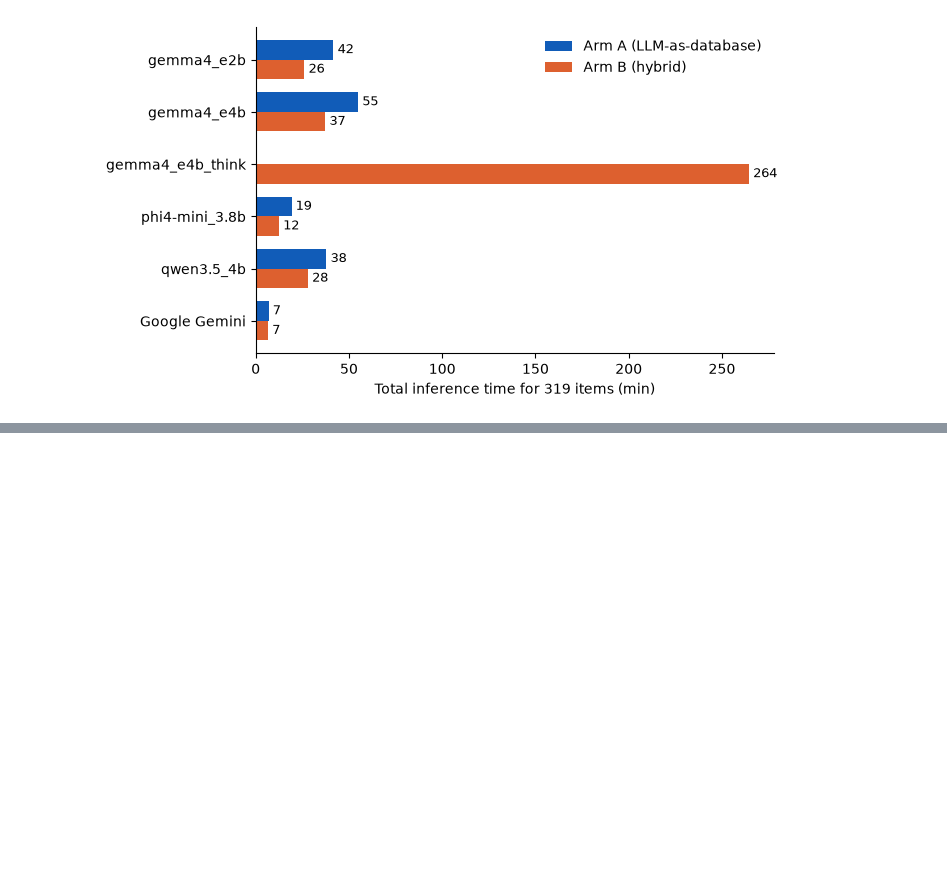
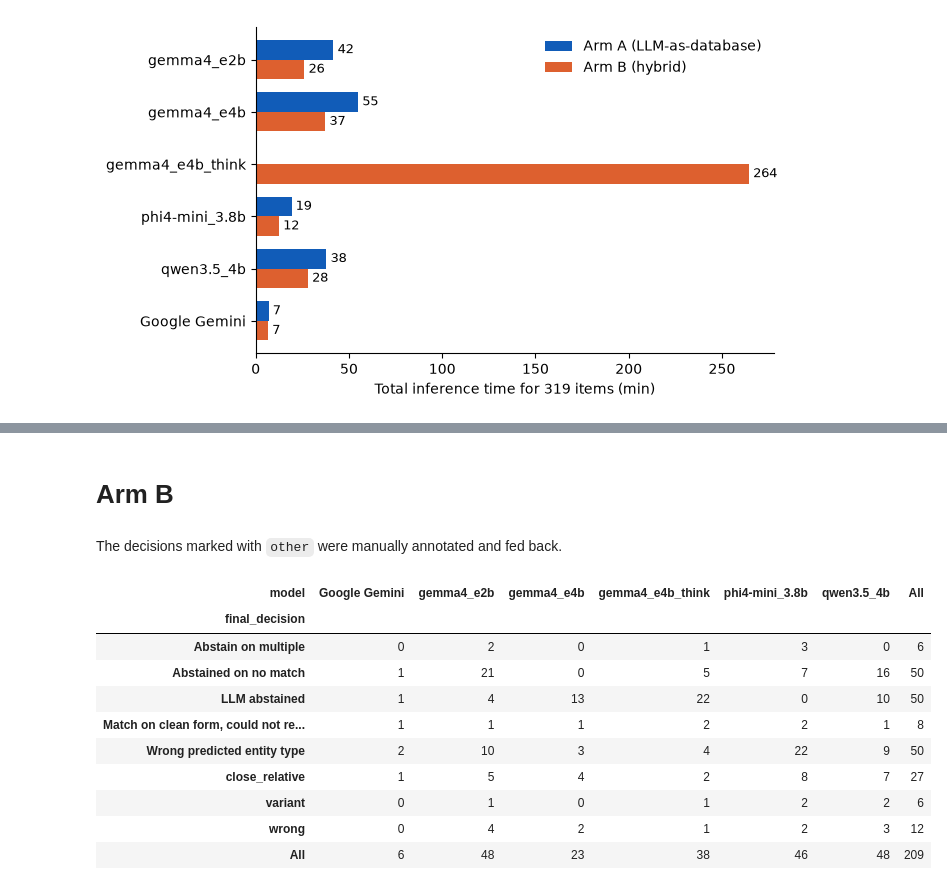
Before and after one commit to mathiashusted/local-entity-normalization, a Jupyter notebook: scripts/final/results.ipynb, the cells around one changed output, grey strips where cells are left out. Saved outputs shown, nothing was run; the diff lists cells and outputs as text; code cells hidden in the pictures; blank space fills up the shorter version.

```diff
--- a/scripts/final/results.ipynb
+++ b/scripts/final/results.ipynb
@@ -558,0 +673,2 @@ plt.savefig(f"{FINAL_PATH}/runtime_total.pdf")
+# %% [markdown]
+# Arm B
@@ -558,0 +696,2 @@ plt.savefig(f"{FINAL_PATH}/runtime_total.pdf")
+# %% [markdown]
+The decisions marked with `other` were manually annotated and fed back.
@@ -558,0 +707,14 @@ plt.savefig(f"{FINAL_PATH}/runtime_total.pdf")
+# %%
+pd.crosstab(arm_b_failed["final_decision"], arm_b_failed["model"], margins=True)
+# %% [output]
+| model | Google Gemini | gemma4_e2b | gemma4_e4b | gemma4_e4b_think | phi4-mini_3.8b | qwen3.5_4b | All |
+| final_decision |  |  |  |  |  |  |  |
+| Abstain on multiple | 0 | 2 | 0 | 1 | 3 | 0 | 6 |
+| Abstained on no match | 1 | 21 | 0 | 5 | 7 | 16 | 50 |
+| LLM abstained | 1 | 4 | 13 | 22 | 0 | 10 | 50 |
+| Match on clean form, could not re... | 1 | 1 | 1 | 2 | 2 | 1 | 8 |
+| Wrong predicted entity type | 2 | 10 | 3 | 4 | 22 | 9 | 50 |
+| close_relative | 1 | 5 | 4 | 2 | 8 | 7 | 27 |
+| variant | 0 | 1 | 0 | 1 | 2 | 2 | 6 |
+| wrong | 0 | 4 | 2 | 1 | 2 | 3 | 12 |
+| All | 6 | 48 | 23 | 38 | 46 | 48 | 209 |
```
Also changed, not shown: parts of 13 cells of this notebook, 3 other files.
